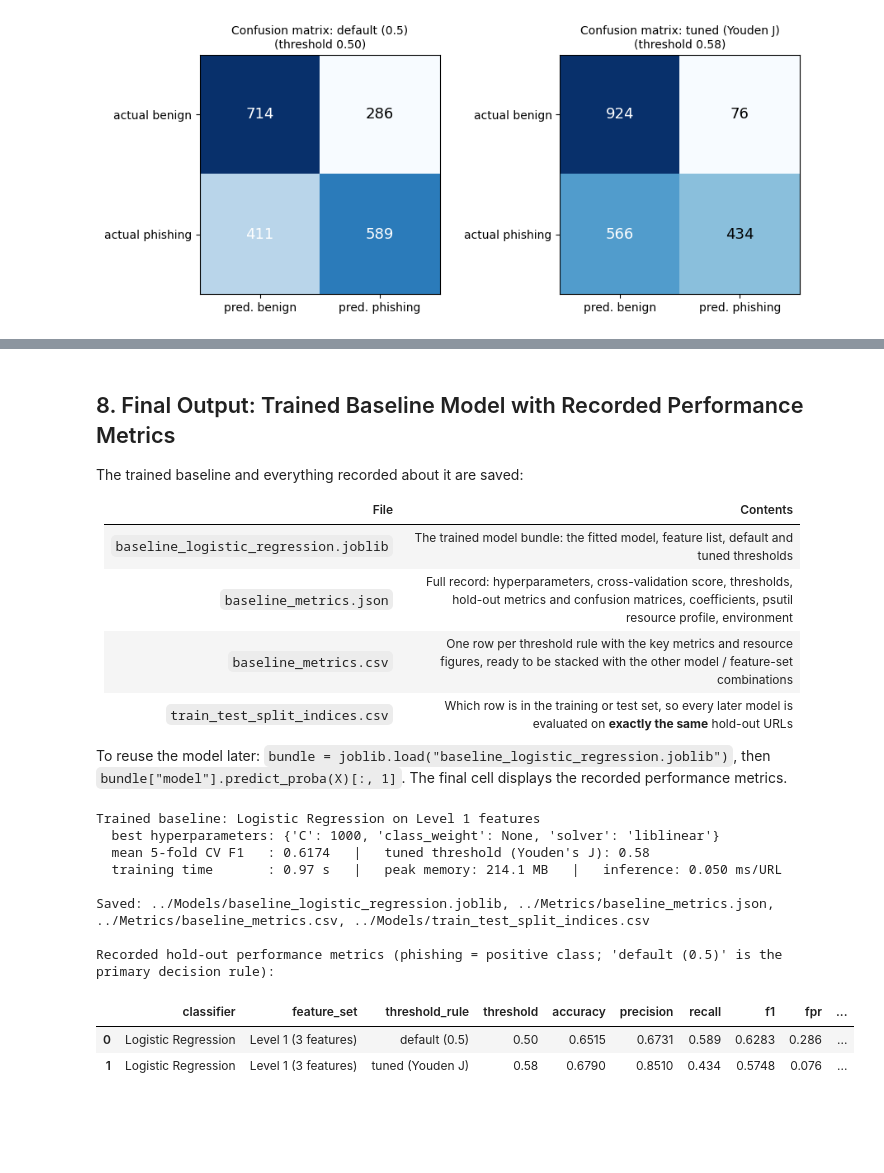
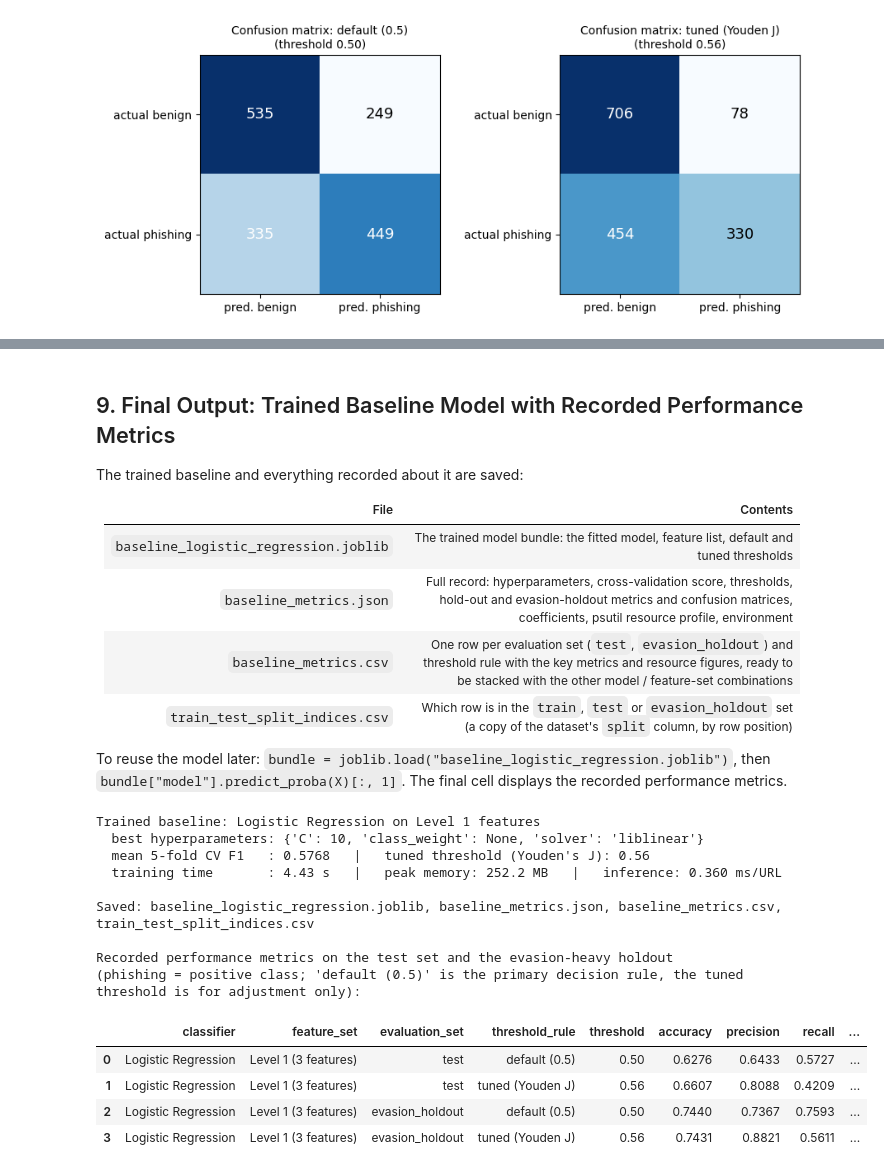
Before and after one commit to WendelLeander/PhishEvade, a Jupyter notebook: Modules/6_baseline_logistic_regression.ipynb, the cells around one changed output, grey strips where cells are left out. Cells and saved outputs as stored; diff of their text form; code cells hidden in the pictures; blank space fills up the shorter version.

```diff
--- a/Modules/6_baseline_logistic_regression.ipynb
+++ b/Modules/6_baseline_logistic_regression.ipynb
@@ -268,6 +276,7 @@ def metrics_at(y_true, proba, threshold):
         "recall":    recall,
         "f1":        (2 * precision * recall / (precision + recall)) if (precision + recall) else 0.0,
         "fpr":       fp / (fp + tn) if (fp + tn) else 0.0,
+        "fnr":       fn / (fn + tp) if (fn + tp) else 0.0,
         "youden_j":  recall - (fp / (fp + tn) if (fp + tn) else 0.0),
         "tn": int(tn), "fp": int(fp), "fn": int(fn), "tp": int(tp),
     }
@@ -404,22 +452,22 @@ Intercept (bias beta_0): -0.7950
 # %% [markdown]
-## 8. Final Output: Trained Baseline Model with Recorded Performance Metrics
+## 9. Final Output: Trained Baseline Model with Recorded Performance Metrics
 
 The trained baseline and everything recorded about it are saved:
 
 | File | Contents |
 |---|---|
 | `baseline_logistic_regression.joblib` | The trained model bundle: the fitted model, feature list, default and tuned thresholds |
-| `baseline_metrics.json` | Full record: hyperparameters, cross-validation score, thresholds, hold-out metrics and confusion matrices, coefficients, psutil resource profile, environment |
-| `baseline_metrics.csv` | One row per threshold rule with the key metrics and resource figures, ready to be stacked with the other model / feature-set combinations |
-| `train_test_split_indices.csv` | Which row is in the training or test set, so every later model is evaluated on **exactly the same** hold-out URLs |
+| `baseline_metrics.json` | Full record: hyperparameters, cross-validation score, thresholds, hold-out and evasion-holdout metrics and confusion matrices, coefficients, psutil resource profile, environment |
+| `baseline_metrics.csv` | One row per evaluation set (`test`, `evasion_holdout`) and threshold rule with the key metrics and resource figures, ready to be stacked with the other model / feature-set combinations |
+| `train_test_split_indices.csv` | Which row is in the `train`, `test` or `evasion_holdout` set (a copy of the dataset's `split` column, by row position) |
 
 To reuse the model later: `bundle = joblib.load("baseline_logistic_regression.joblib")`, then `bundle["model"].predict_proba(X)[:, 1]`. The final cell displays the recorded performance metrics.
 # %%
 OUT_MODEL, OUT_JSON, OUT_CSV, OUT_SPLIT = (
-    "../Models/baseline_logistic_regression.joblib",
-    "../Metrics/baseline_metrics.json",
-    "../Metrics/baseline_metrics.csv",
-    "../Models/train_test_split_indices.csv")
+    "baseline_logistic_regression.joblib",
+    "baseline_metrics.json",
+    "baseline_metrics.csv",
+    "train_test_split_indices.csv")
 
 resources = {
     "training": prof_train.record,
@@ -434,7 +482,7 @@ joblib.dump({
     "threshold_default": DEFAULT_THRESHOLD,
     "threshold_tuned": tuned_threshold,
     "best_params": grid.best_params_,
-    "feature_scaling": "Min-Max (as in Final Dataset_Scaled.csv)",
+    "feature_scaling": "Min-Max (as in Final_Dataset.csv, fitted on the train rows only)",
     "created": datetime.now().isoformat(timespec="seconds"),
     "sklearn_version": sklearn.__version__,
 }, OUT_MODEL)
@@ -455,7 +503,9 @@ record = {
         "coefficients": dict(zip(LEVEL1_FEATURES, coefs)), "intercept": baseline_model.intercept_[0],
     },
     "data": {"source": DATA_PATH, "rows": len(y_all), "train_rows": len(y_train), "test_rows": len(y_test),
-             "split": "80/20 stratified", "random_seed": RANDOM_SEED},
+             "evasion_holdout_rows": len(y_holdout),
+             "split": "fixed split column: train / test (80/20 of non-holdout rows) / evasion_holdout (phishing first seen on or after 2026-03-01)",
+             "random_seed": RANDOM_SEED},
     "cross_validation": {"folds": N_FOLDS, "scoring": "f1", "best_mean_f1": grid.best_score_,
                          "best_std_f1": float(grid.cv_results_["std_test_score"][grid.best_index_])},
     "threshold": {"default": DEFAULT_THRESHOLD, "tuned": tuned_threshold,
@@ -463,47 +513,53 @@ record = {
                   "primary_decision_rule": "default (0.5)"},
     "test_metrics": {rule: {k: (int(v) if k in ("tn", "fp", "fn", "tp") else float(v)) for k, v in row.items()}
                      for rule, row in results.iterrows()},
+    "evasion_holdout_metrics": {rule: {k: (int(v) if k in ("tn", "fp", "fn", "tp") else float(v)) for k, v in row.items()}
+                                for rule, row in holdout_results.iterrows()},
     "resources": resources,
     "environment": {"python": platform.python_version(), "sklearn": sklearn.__version__,
                     "numpy": np.__version__, "pandas": pd.__version__, "psutil": psutil.__version__,
                     "logical_cpus": psutil.cpu_count(logical=True),
                     "ram_gb": round(psutil.virtual_memory().total / 2**30, 1)},
 }
 with open(OUT_JSON, "w") as f:
     json.dump(record, f, indent=2, default=_native)
 
 # ---- 3. flat metrics table (CSV), one row per threshold rule
-final_metrics = results.reset_index()
+final_metrics = pd.concat([results.reset_index().assign(evaluation_set="test"),
+                           holdout_results.reset_index().assign(evaluation_set="evasion_holdout")], ignore_index=True)
 final_metrics.insert(0, "classifier", "Logistic Regression")
 final_metrics.insert(1, "feature_set", "Level 1 (3 features)")
 final_metrics["training_time_s"]    = prof_train.record["wall_time_s"]
 final_metrics["peak_memory_mb"]     = prof_train.record["peak_memory_mb"]
 final_metrics["inference_ms_per_url"] = latency["mean_ms"]
 final_metrics.to_csv(OUT_CSV, index=False)
 
 # ---- 4. the split, so later models use the identical hold-out set
-split_df = pd.DataFrame({"row_index": np.arange(len(y_all)), "split": "train"})
-split_df.loc[test_idx, "split"] = "test"
+split_df = pd.DataFrame({"row_index": np.arange(len(y_all)), "split": data["split"].to_numpy()})
 split_df.to_csv(OUT_SPLIT, index=False)
 
 print("Trained baseline: Logistic Regression on Level 1 features")
 print("  best hyperparameters:", grid.best_params_)
 print(f"  mean 5-fold CV F1   : {grid.best_score_:.4f}   |   tuned threshold (Youden's J): {tuned_threshold:.2f}")
 print(f"  training time       : {prof_train.record['wall_time_s']:.2f} s   |   peak memory: "
       f"{prof_train.record['peak_memory_mb']:.1f} MB   |   inference: {latency['mean_ms']:.3f} ms/URL")
 print("\nSaved:", ", ".join([OUT_MODEL, OUT_JSON, OUT_CSV, OUT_SPLIT]))
-print("\nRecorded hold-out performance metrics (phishing = positive class; 'default (0.5)' is the primary decision rule):")
-final_metrics[["classifier", "feature_set", "threshold_rule", "threshold", "accuracy", "precision",
-               "recall", "f1", "fpr", "tn", "fp", "fn", "tp"]].round(4)
+print("\nRecorded performance metrics on the test set and the evasion-heavy holdout")
+print("(phishing = positive class; 'default (0.5)' is the primary decision rule, the tuned threshold is for adjustment only):")
+final_metrics[["classifier", "feature_set", "evaluation_set", "threshold_rule", "threshold", "accuracy", "precision",
+               "recall", "f1", "fpr", "fnr", "tn", "fp", "fn", "tp"]].round(4)
 # %% [output]
 Trained baseline: Logistic Regression on Level 1 features
-  best hyperparameters: {'C': 1000, 'class_weight': None, 'solver': 'liblinear'}
-  mean 5-fold CV F1   : 0.6174   |   tuned threshold (Youden's J): 0.58
-  training time       : 0.97 s   |   peak memory: 214.1 MB   |   inference: 0.050 ms/URL
+  best hyperparameters: {'C': 10, 'class_weight': None, 'solver': 'liblinear'}
+  mean 5-fold CV F1   : 0.5768   |   tuned threshold (Youden's J): 0.56
+  training time       : 4.43 s   |   peak memory: 252.2 MB   |   inference: 0.360 ms/URL
 
-Saved: ../Models/baseline_logistic_regression.joblib, ../Metrics/baseline_metrics.json, ../Metrics/baseline_metrics.csv, ../Models/train_test_split_indices.csv
+Saved: baseline_logistic_regression.joblib, baseline_metrics.json, baseline_metrics.csv, train_test_split_indices.csv
 
-Recorded hold-out performance metrics (phishing = positive class; 'default (0.5)' is the primary decision rule):
+Recorded performance metrics on the test set and the evasion-heavy holdout
+(phishing = positive class; 'default (0.5)' is the primary decision rule, the tuned threshold is for adjustment only):
-|  | classifier | feature_set | threshold_rule | threshold | accuracy | precision | recall | f1 | fpr | ... |
-| 0 | Logistic Regression | Level 1 (3 features) | default (0.5) | 0.50 | 0.6515 | 0.6731 | 0.589 | 0.6283 | 0.286 | ... |
-| 1 | Logistic Regression | Level 1 (3 features) | tuned (Youden J) | 0.58 | 0.6790 | 0.8510 | 0.434 | 0.5748 | 0.076 | ... |
+|  | classifier | feature_set | evaluation_set | threshold_rule | threshold | accuracy | precision | recall | ... |
+| 0 | Logistic Regression | Level 1 (3 features) | test | default (0.5) | 0.50 | 0.6276 | 0.6433 | 0.5727 | ... |
+| 1 | Logistic Regression | Level 1 (3 features) | test | tuned (Youden J) | 0.56 | 0.6607 | 0.8088 | 0.4209 | ... |
+| 2 | Logistic Regression | Level 1 (3 features) | evasion_holdout | default (0.5) | 0.50 | 0.7440 | 0.7367 | 0.7593 | ... |
+| 3 | Logistic Regression | Level 1 (3 features) | evasion_holdout | tuned (Youden J) | 0.56 | 0.7431 | 0.8821 | 0.5611 | ... |
```
Also changed, not shown: parts of 23 cells of this notebook.
